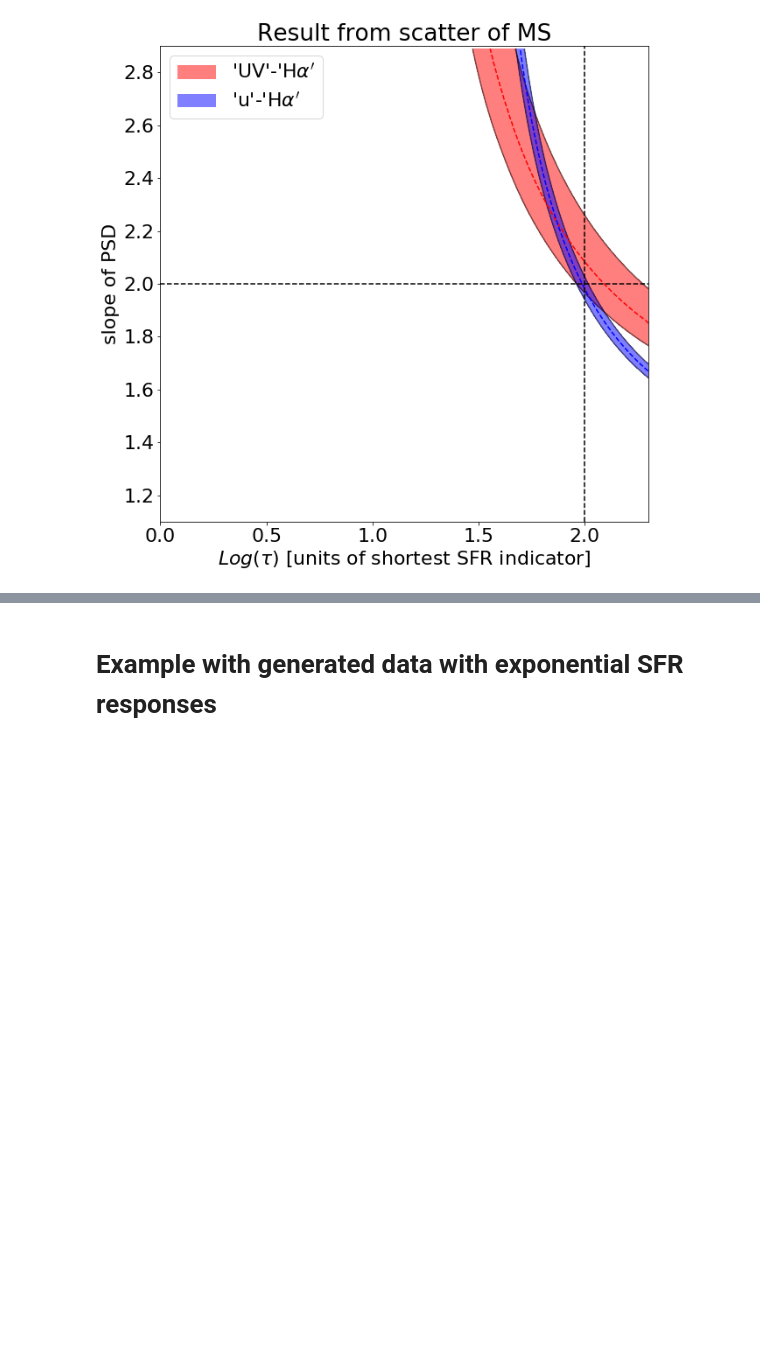
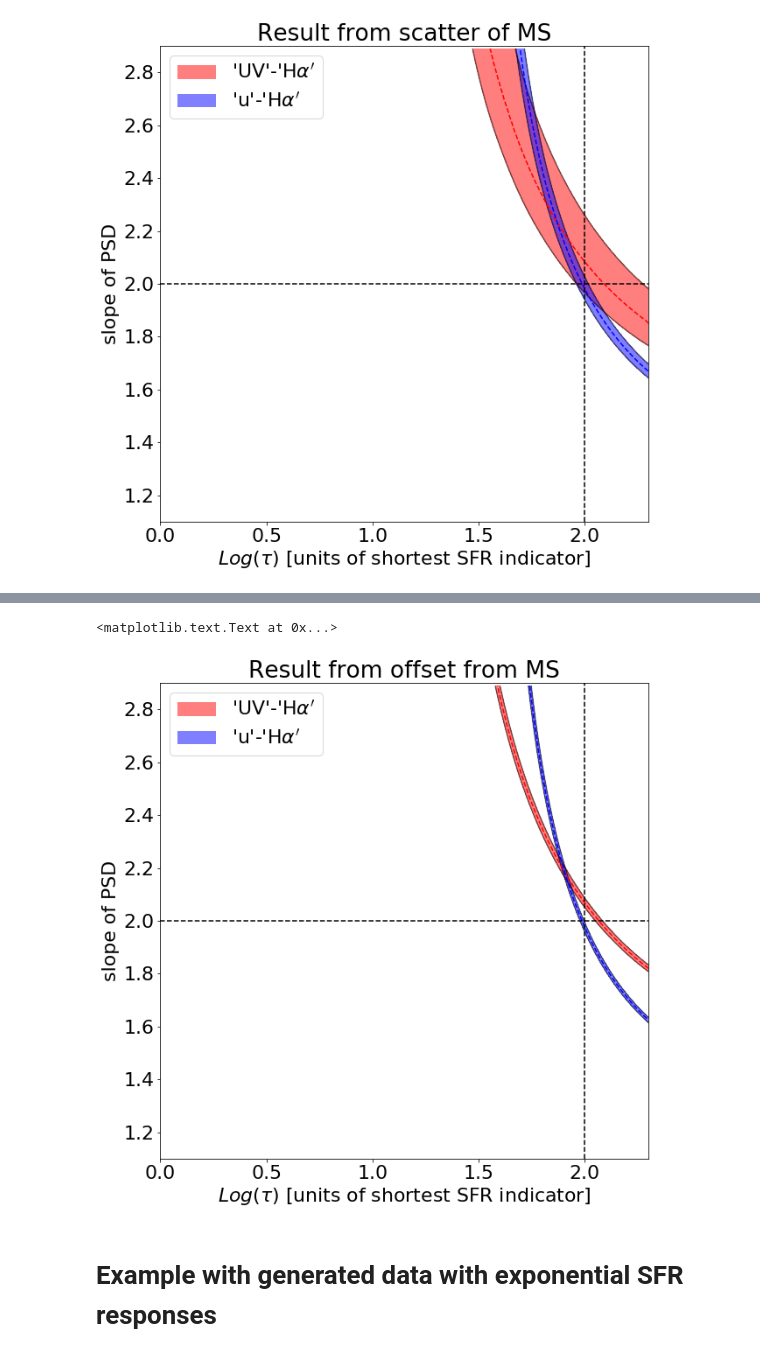
Before and after one commit to nevencaplar/Main-Sequence-Variability, a Jupyter notebook: Main_Sequence_Variability.ipynb, the cells around one changed output, grey strips where cells are left out. Saved outputs shown, nothing was run; the diff lists cells and outputs as text; code cells hidden in the pictures; blank space fills up the shorter version.

Commit message:
added initial version of parameter estimation from offset of MS

```diff
--- a/Main_Sequence_Variability.ipynb
+++ b/Main_Sequence_Variability.ipynb
@@ -888,3 +932,55 @@ ax.set_ylabel('slope of PSD')
+# %%
+t_longer_1=20
+offset_slope_at_given_t_longer_1_interpolation = create_offset_slope_at_given_t_interpolation(t_longer_1)
+
+t_longer_2=100
+offset_slope_at_given_t_longer_2_interpolation = create_offset_slope_at_given_t_interpolation(t_longer_2)
+# %%
+Measurment_Of_Scatter_Ratio_1=0.907
+err_Measurment_Of_Scatter_Ratio_1=0.0033
+
+Measurment_Of_Scatter_Ratio_2=0.614
+err_Measurment_Of_Scatter_Ratio_2=0.0058
+
+tau_fine,slope_fine,Number_of_sigmas_offset_reshaped_1,best_solution_1=create_Number_of_sigmas_offset(offset_slope_at_given_t_longer_1_interpolation,Measurment_Of_Offset_Ratio_1,err_Measurment_Of_Offset_Ratio_1)
+tau_fine,slope_fine,Number_of_sigmas_offset_reshaped_2,best_solution_2=create_Number_of_sigmas_offset(offset_slope_at_given_t_longer_2_interpolation,Measurment_Of_Offset_Ratio_2,err_Measurment_Of_Offset_Ratio_2)
+# %%
+fig, ax = plt.subplots(figsize=(10, 10))
+CS = ax.contour(np.log10(tau_fine), slope_fine, Number_of_sigmas_offset_reshaped_1,cmap=plt.cm.bone,levels=[1,50],alpha=0.5)
+CS2 = ax.contour(np.log10(tau_fine), slope_fine, Number_of_sigmas_offset_reshaped_2,cmap=plt.cm.bone,levels=[1,50],alpha=0.5)
+CS3 = ax.contourf(np.log10(tau_fine), slope_fine, Number_of_sigmas_offset_reshaped_1, [0,1],colors=('r'),alpha=0.5)
+CS4 = ax.contourf(np.log10(tau_fine), slope_fine, Number_of_sigmas_offset_reshaped_2, [0,1],colors=('b'),alpha=0.5)
+
+plt.plot(np.log10(best_solution_1[:,1]),best_solution_1[:,0],'r',linestyle='dashed')
+plt.plot(np.log10(best_solution_2[:,1]),best_solution_2[:,0],'b',linestyle='dashed')
+
+h1,_ = CS3.legend_elements()
+h2,_ = CS4.legend_elements()
+ax.legend([h1[0], h2[0]], ['\'UV\'-\'H$\\alpha\'$', '\'u\'-\'H$\\alpha\'$'])
+
+# Recast levels to new class
+CS.levels = [1,1.5]
+CS3.levels = [1,1.5]
+# Label levels with specially formatted floats
+if plt.rcParams["text.usetex"]:
+    fmt = r'%r \sigma %'
+else:
+    fmt = '%r $\sigma$'
+
+plt.plot(np.ones(100)*2,'black',linestyle='dashed')
+plt.axvline(x=np.log10(100),color='black',linestyle='dashed')
+
+#ax.clabel(CS, CS.levels, inline=True, fmt=fmt, fontsize=10)
+#ax.clabel(CS3, CS3.levels, inline=True, fmt=fmt, fontsize=10)
+ax.set_ylim(1.1,2.9)
+plt.xlim(np.min(np.log10(tau_fine)),np.max(np.log10(tau_fine)))
+#ax.legend()
+ax.set_title('Result from offset from MS')
+ax.set_xlabel('$Log(\\tau)$ [units of shortest SFR indicator]')
+ax.set_ylabel('slope of PSD')
+# %% [output]
+<matplotlib.text.Text at 0x...>
+[figure, added]
 # %% [markdown]
 # Example with generated data with exponential SFR responses
 # %%
```
Also changed, not shown: parts of 19 cells of this notebook, 2 other files.
